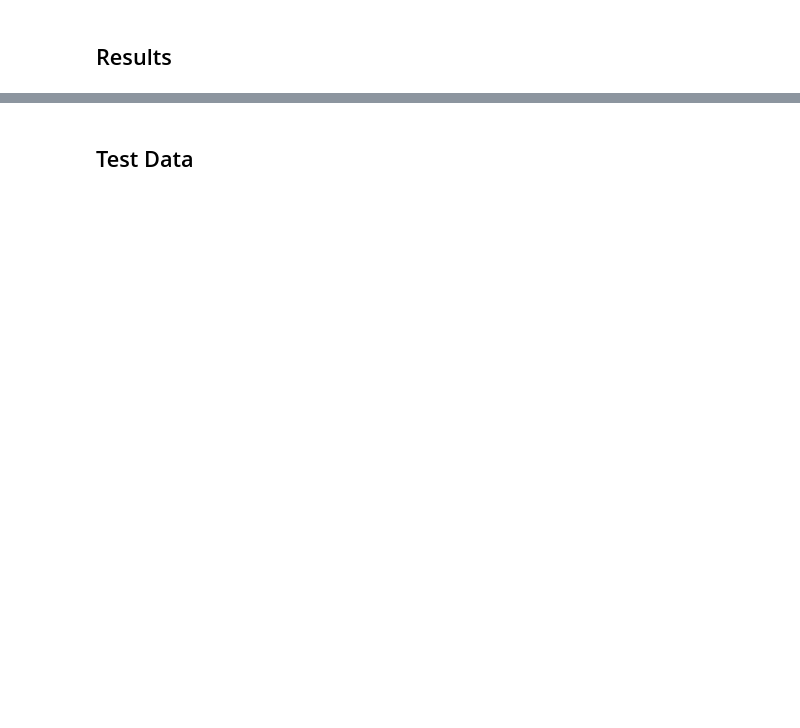
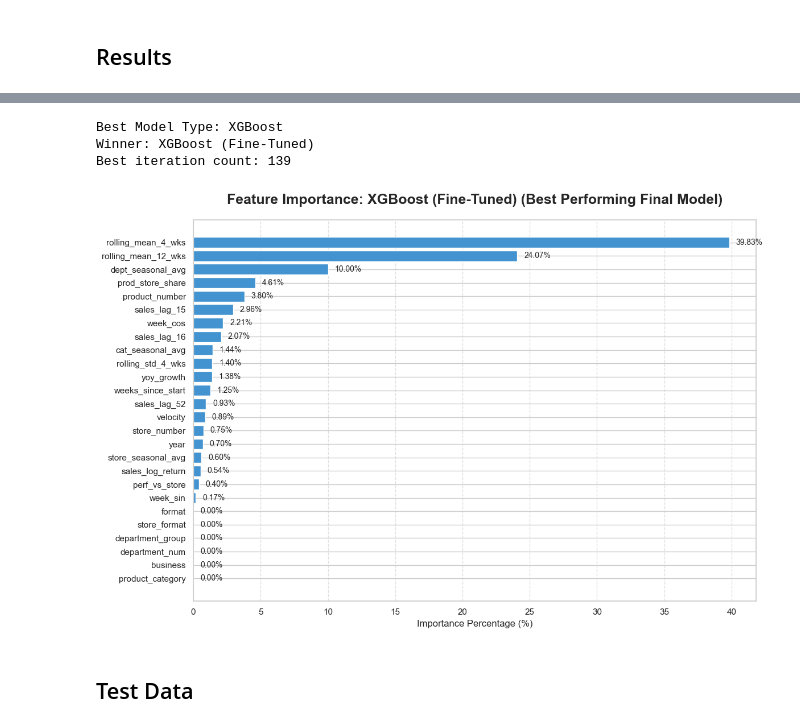
Before and after one commit to luisgrewe/StockSalesPrediction, a Jupyter notebook: salesprediction.ipynb, the cells around one changed output, grey strips where cells are left out. Saved outputs shown, nothing was run; the diff lists cells and outputs as text; code cells hidden in the pictures; blank space fills up the shorter version.

```diff
--- a/salesprediction.ipynb
+++ b/salesprediction.ipynb
@@ -730,19 +886,26 @@ print(f"Best Parameter: {study.best_params}")
 # %%
+# Extract best values
 best_params = study.best_params.copy()
 best_ntree = study.best_trial.user_attrs["best_ntree"]
 
+fine_tuned_winner = best_params.pop('model_type')
+print(f"Best Model Type: {fine_tuned_winner}")
+
+# Handle parameter name mapping (L2 Regularization)
 l2_val = best_params.pop('l2_reg', None)
 
-if winner_name == 'XGBoost':
-    if l2_val: best_params['reg_lambda'] = l2_val
+if fine_tuned_winner == 'XGBoost':
+    if l2_val is not None: best_params['reg_lambda'] = l2_val
     final_model = xgb.XGBRegressor(
         **best_params,
         n_estimators=best_ntree,
+        tree_method='hist',
         enable_categorical=True,
         random_state=42
     )
-elif winner_name == 'CatBoost':
-    if l2_val: best_params['l2_leaf_reg'] = l2_val
+
+elif fine_tuned_winner == 'CatBoost':
+    if l2_val is not None: best_params['l2_leaf_reg'] = l2_val
     final_model = CatBoostRegressor(
         **best_params,
         iterations=best_ntree,
@@ -750,51 +913,63 @@ elif winner_name == 'CatBoost':
         verbose=False,
         cat_features=categorical_features
     )
-elif winner_name == 'LightGBM':
-    if l2_val: best_params['reg_lambda'] = l2_val
+
+elif fine_tuned_winner == 'LightGBM':
+    if l2_val is not None: best_params['reg_lambda'] = l2_val
     final_model = lgb.LGBMRegressor(
         **best_params,
         n_estimators=best_ntree,
-        random_state=42
+        random_state=42,
+        verbose=-1
     )
 
+# Final Fit
 final_model.fit(X_train_full, y_train_full)
 
-print(f"Final training complete. Model uses the top {best_ntree} iterations found by Optuna.")
+print(f"Winner: {winner_overall}")
+print(f"Best iteration count: {best_ntree}")
+# %% [output]
+Best Model Type: XGBoost
+Winner: XGBoost (Fine-Tuned)
+Best iteration count: 139
 # %%
 feature_names = X_train_full.columns
 
-if winner_name == 'CatBoost':
+if fine_tuned_winner == 'CatBoost':
     importances = final_model.get_feature_importance()
     color = '#27ae60'
-elif winner_name == 'XGBoost':
+elif fine_tuned_winner == 'XGBoost':
     importances = final_model.feature_importances_
     color = '#2980b9'
-elif winner_name == 'LightGBM':
+elif fine_tuned_winner == 'LightGBM':
     importances = final_model.feature_importances_
     color = '#f39c12'
 
 importance_df = pd.DataFrame({
     'Feature': feature_names,
     'Importance': importances
 })
 
 # Normalize importances of the features
 importance_df['Importance'] = (importance_df['Importance'] / importance_df['Importance'].sum()) * 100
 importance_df = importance_df.sort_values(by='Importance', ascending=True)
 
 plt.figure(figsize=(12, 8))
-plt.barh(importance_df['Feature'], importance_df['Importance'], color=color)
+plt.barh(importance_df['Feature'], importance_df['Importance'], color="#4293D0")
 
-plt.title(f'Feature Importance: {winner_name} (Best Performing Final Model)', fontsize=18, fontweight='bold', pad=20)
+plt.title(f'Feature Importance: {winner_overall} (Best Performing Final Model)', fontsize=18, fontweight='bold', pad=20)
 plt.xlabel('Importance Percentage (%)', fontsize=12)
 plt.grid(axis='x', linestyle='--', alpha=0.6)
 
 for index, value in enumerate(importance_df['Importance']):
     plt.text(value + 0.5, index, f'{value:.2f}%', va='center', fontsize=10)
 
 plt.tight_layout()
+save_path = f"images/feature_importance_{winner_overall}.png"
+plt.savefig(save_path)
 plt.show()
+# %% [output]
+[figure, added]
 # %% [markdown]
 ## Test Data
 # %%
```
Also changed, not shown: parts of 21 cells of this notebook, 30 other files.
